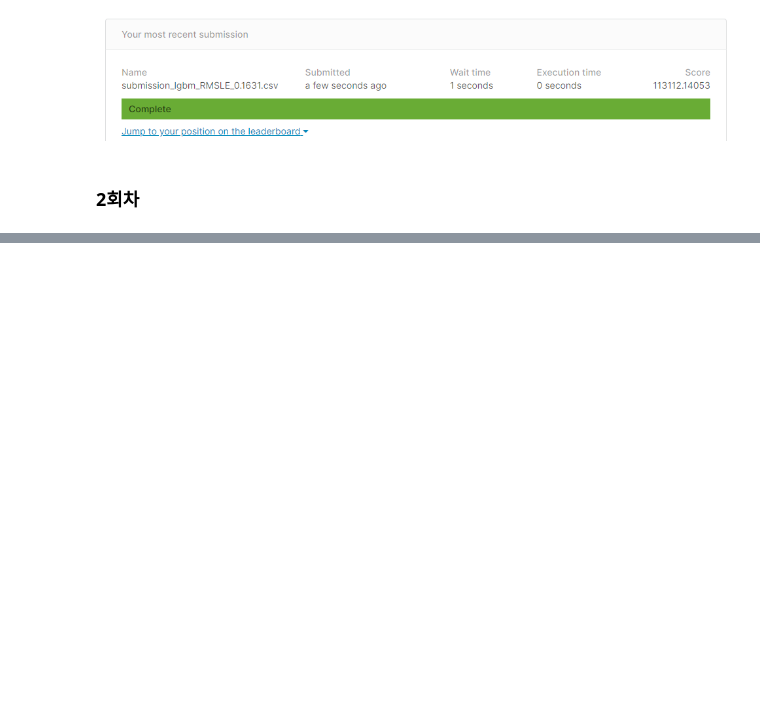
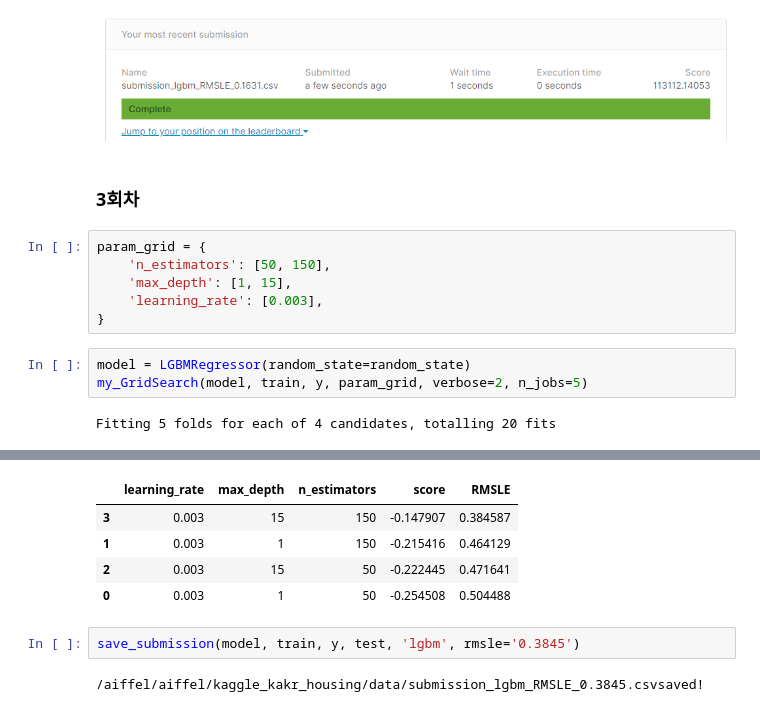
Before and after one commit to tunastorm/aiffel_lms, a Jupyter notebook: kaggle_kakr_housing/[E-06] conqueror_of_leaderboard_ycw.ipynb, the cells around one changed output, grey strips where cells are left out. Saved outputs shown, nothing was run; the diff lists cells and outputs as text; blank space fills up the shorter version.

```diff
--- a/kaggle_kakr_housing/[E-06] conqueror_of_leaderboard_ycw.ipynb
+++ b/kaggle_kakr_housing/[E-06] conqueror_of_leaderboard_ycw.ipynb
@@ -727,4 +652,15 @@ Successfully submitted to 2019 2nd ML month with KaKR
 # %% [markdown]
 ![image.png](attachment:image.png)
 # %% [markdown]
-### 2회차
+### 3회차
+# %%
+param_grid = {
+    'n_estimators': [50, 150],
+    'max_depth': [1, 15],
+    'learning_rate': [0.003],
+}
+# %%
+model = LGBMRegressor(random_state=random_state)
+my_GridSearch(model, train, y, param_grid, verbose=2, n_jobs=5)
+# %% [output]
+Fitting 5 folds for each of 4 candidates, totalling 20 fits
@@ -730,0 +669,9 @@ Successfully submitted to 2019 2nd ML month with KaKR
+|  | learning_rate | max_depth | n_estimators | score | RMSLE |
+| 3 | 0.003 | 15 | 150 | -0.147907 | 0.384587 |
+| 1 | 0.003 | 1 | 150 | -0.215416 | 0.464129 |
+| 2 | 0.003 | 15 | 50 | -0.222445 | 0.471641 |
+| 0 | 0.003 | 1 | 50 | -0.254508 | 0.504488 |
+# %%
+save_submission(model, train, y, test, 'lgbm', rmsle='0.3845')
+# %% [output]
+/aiffel/aiffel/kaggle_kakr_housing/data/submission_lgbm_RMSLE_0.3845.csvsaved!
```
Also changed, not shown: parts of 27 cells of this notebook.
